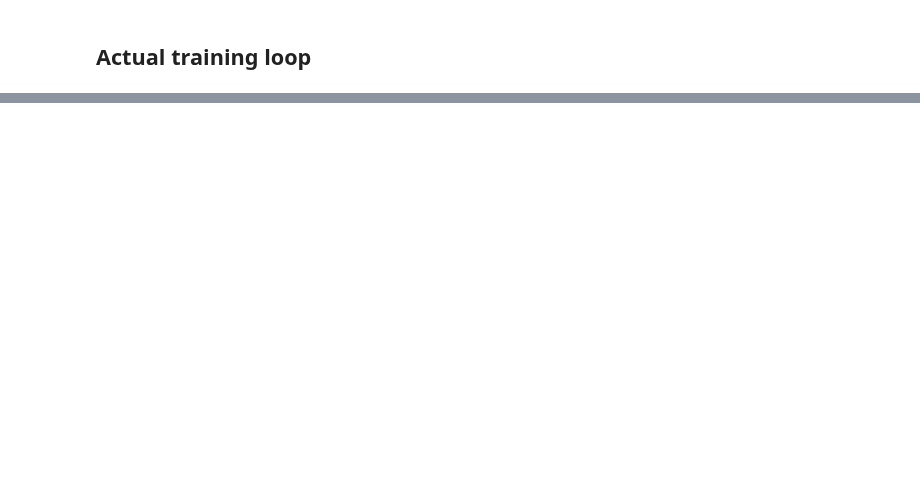
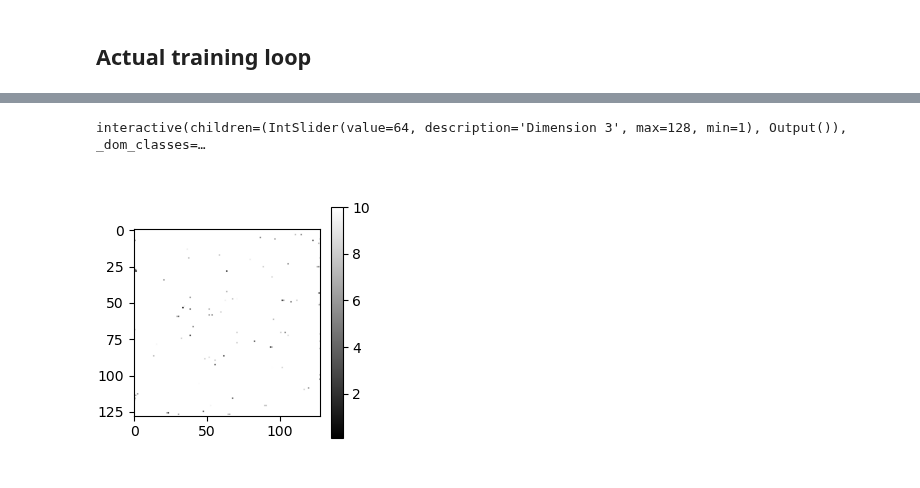
Before and after one commit to jumri-project/juart, a Jupyter notebook: examples/dl/Training_3D.ipynb, the cells around one changed output, grey strips where cells are left out. Drawn from its saved outputs; the diff is of its cells as text; code cells hidden in the pictures; blank space fills up the shorter version.

```diff
--- a/examples/dl/Training_3D.ipynb
+++ b/examples/dl/Training_3D.ipynb
@@ -67,7 +67,7 @@ single_epoch = False  # Create a seperate save file after every single epoch
 batch_size = 1  # Number of slices that should be used for training per batch
 
 # model options
-cgiter = 10
+cgiter = 80
 num_unroll_blocks = 10
 activation = "ReLU"
 features = 32
@@ -112,7 +112,7 @@ model = UnrolledNet(
     features=features,
     CG_Iter=cgiter,
     num_unroll_blocks=num_unroll_blocks,
-    num_res_blocks = 50,
+    num_res_blocks = 10,
     activation=activation,
     disable_progress_bar=disable_progress_bar,
     timing_level=0,
@@ -413,19 +429,21 @@ while False:#iteration < num_iterations:
     iteration += batch_size
     print(f"current iteration: {iteration}")
 # %%
+generator = torch.Generator()
 generator.manual_seed(0)
-kspace_mask_source = torch.randint(0, 2, (1, k_scaled.shape[1], 1, 1), generator=generator)
+
+kspace_mask_source = torch.randint(0, 2, (1, k.shape[1], 1, 1), generator=generator)
 kspace_mask_target = 1 - kspace_mask_source
-k_scaled_masked = k_scaled * kspace_mask_source
+k_masked = k * kspace_mask_source
 
-AHd = nonuniform_fourier_transform_adjoint(k_scaled_masked, d, (nX, nY, nZ))
-AHd = torch.sum(torch.conj(coilsens[..., None,None]) * AHd, dim=0)
+AHd = nonuniform_fourier_transform_adjoint(k_masked, d, (nX, nY, nZ))
+AHd = torch.sum(torch.conj(C[..., None,None]) * AHd, dim=0)
 
 data = [
     {
         "images_regridded": AHd,
-        "kspace_trajectory": k_scaled,
-        "sensitivity_maps": coilsens,
+        "kspace_trajectory": k,
+        "sensitivity_maps": C,
         "kspace_mask_source": kspace_mask_source,
         "kspace_mask_target": kspace_mask_target,
         "kspace_data": d,
@@ -446,6 +474,9 @@ trn_loss, image = training(
 # %%
 InteractiveFigure3D(
     image[...,0,0].cpu().abs().detach().numpy(),
     cmap='gray',
-    vmax=image[...,0,0].cpu().abs().max()*0.1
+    vmax=10
 ).interactive
+# %% [output]
+interactive(children=(IntSlider(value=64, description='Dimension 3', max=128, min=1), Output()), _dom_classes=…
+[figure, added]
```
Also changed, not shown: parts of 8 cells of this notebook, 5 other files.
